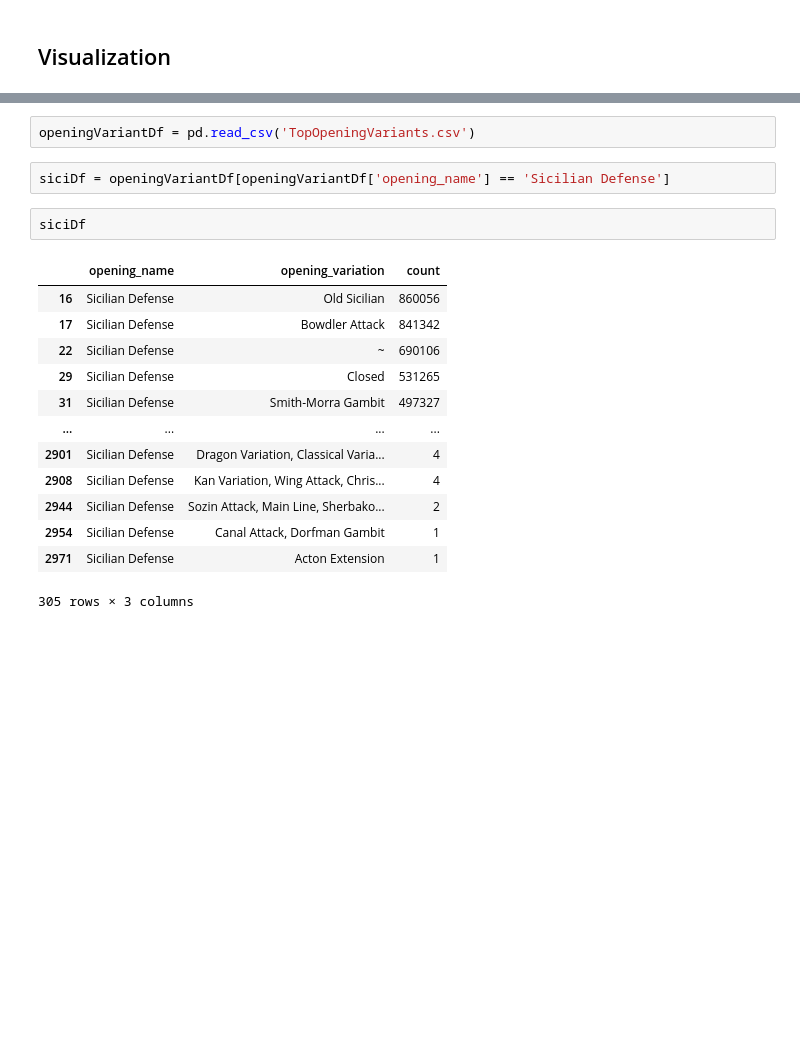
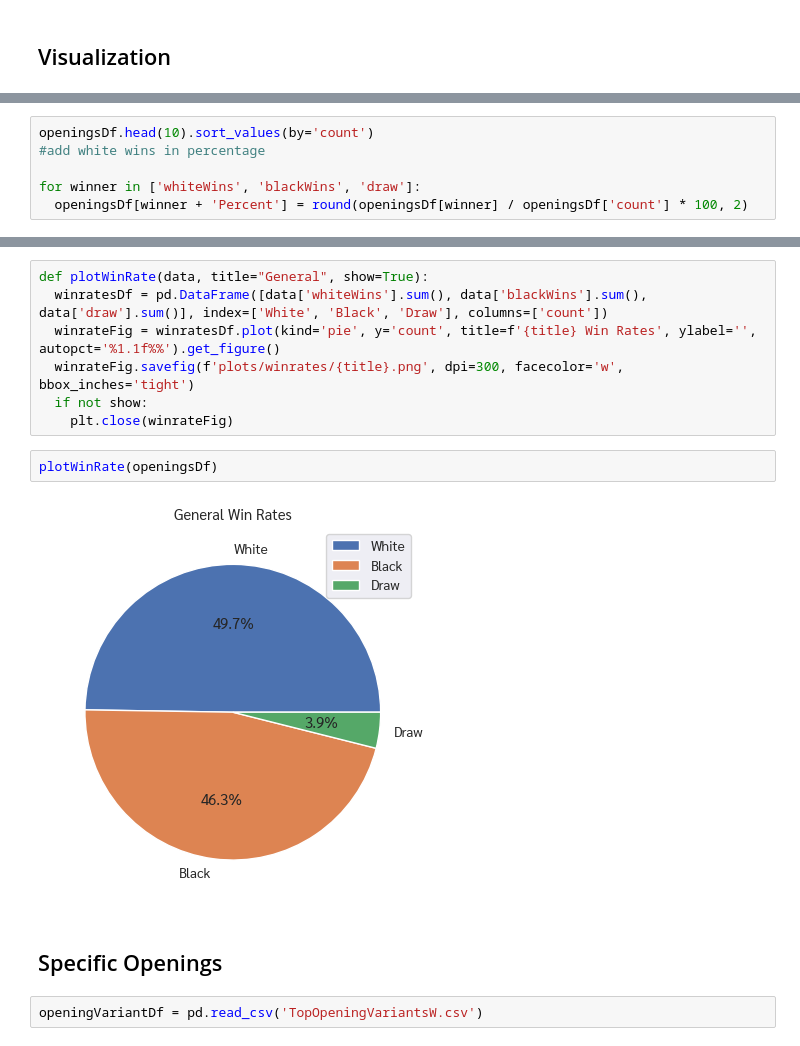
Before and after one commit to PawinChan/bigChessData, a Jupyter notebook: nb_GeneralVisualization.ipynb, the cells around one changed output, grey strips where cells are left out. Cells and saved outputs as stored; diff of their text form; blank space fills up the shorter version.

```diff
--- a/nb_GeneralVisualization.ipynb
+++ b/nb_GeneralVisualization.ipynb
@@ -157 +144,7 @@ plot.xaxis.set_minor_locator(ticker.MultipleLocator(base=1e6/2))
+# %%
+openingsDf.head(10).sort_values(by='count')
+#add white wins in percentage
+
+for winner in ['whiteWins', 'blackWins', 'draw']:
+  openingsDf[winner + 'Percent'] = round(openingsDf[winner] / openingsDf['count'] * 100, 2)
 # %%
@@ -161,20 +154,15 @@ plot.get_figure().savefig('Top10Openings.png', dpi=300, facecolor='w', bbox_inch
+# %%
+def plotWinRate(data, title="General", show=True):
+  winratesDf = pd.DataFrame([data['whiteWins'].sum(), data['blackWins'].sum(), data['draw'].sum()], index=['White', 'Black', 'Draw'], columns=['count'])
+  winrateFig = winratesDf.plot(kind='pie', y='count', title=f'{title} Win Rates', ylabel='', autopct='%1.1f%%').get_figure()
+  winrateFig.savefig(f'plots/winrates/{title}.png', dpi=300, facecolor='w', bbox_inches='tight')
+  if not show:
+    plt.close(winrateFig)
+# %%
+plotWinRate(openingsDf)
+# %% [output]
+[figure, added]
+# %% [markdown]
+## Specific Openings
 # %%
-openingVariantDf = pd.read_csv('TopOpeningVariants.csv')
+openingVariantDf = pd.read_csv('TopOpeningVariantsW.csv')
-# %%
-siciDf = openingVariantDf[openingVariantDf['opening_name'] == 'Sicilian Defense']
-# %%
-siciDf
-# %% [output]
-|  | opening_name | opening_variation | count |
-| 16 | Sicilian Defense | Old Sicilian | 860056 |
-| 17 | Sicilian Defense | Bowdler Attack | 841342 |
-| 22 | Sicilian Defense | ~ | 690106 |
-| 29 | Sicilian Defense | Closed | 531265 |
-| 31 | Sicilian Defense | Smith-Morra Gambit | 497327 |
-| ... | ... | ... | ... |
-| 2901 | Sicilian Defense | Dragon Variation, Classical Varia... | 4 |
-| 2908 | Sicilian Defense | Kan Variation, Wing Attack, Chris... | 4 |
-| 2944 | Sicilian Defense | Sozin Attack, Main Line, Sherbako... | 2 |
-| 2954 | Sicilian Defense | Canal Attack, Dorfman Gambit | 1 |
-| 2971 | Sicilian Defense | Acton Extension | 1 |
-305 rows × 3 columns
```
Also changed, not shown: parts of 28 cells of this notebook, 47 other files.
